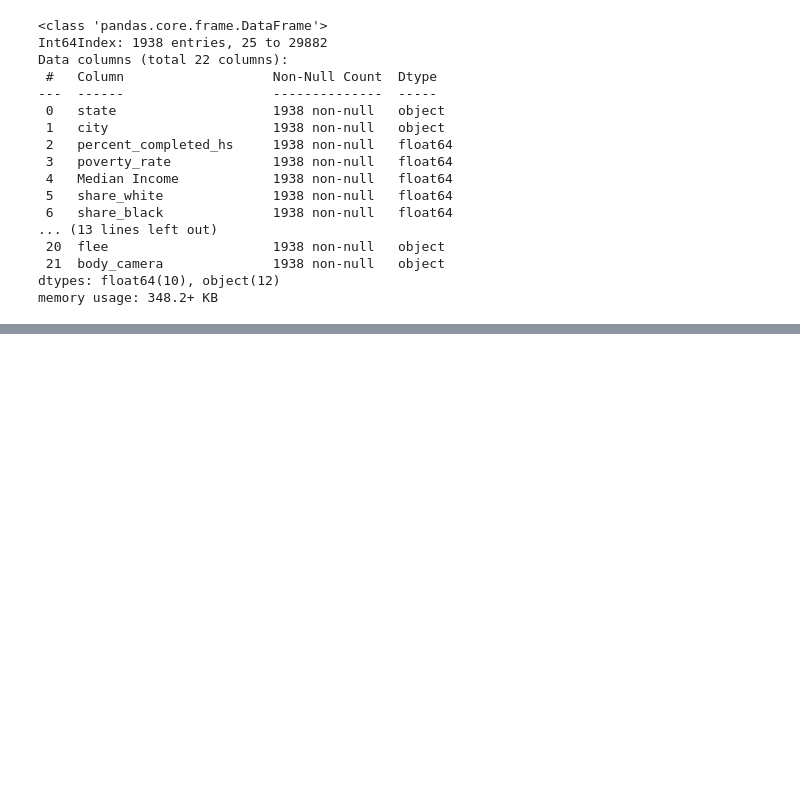
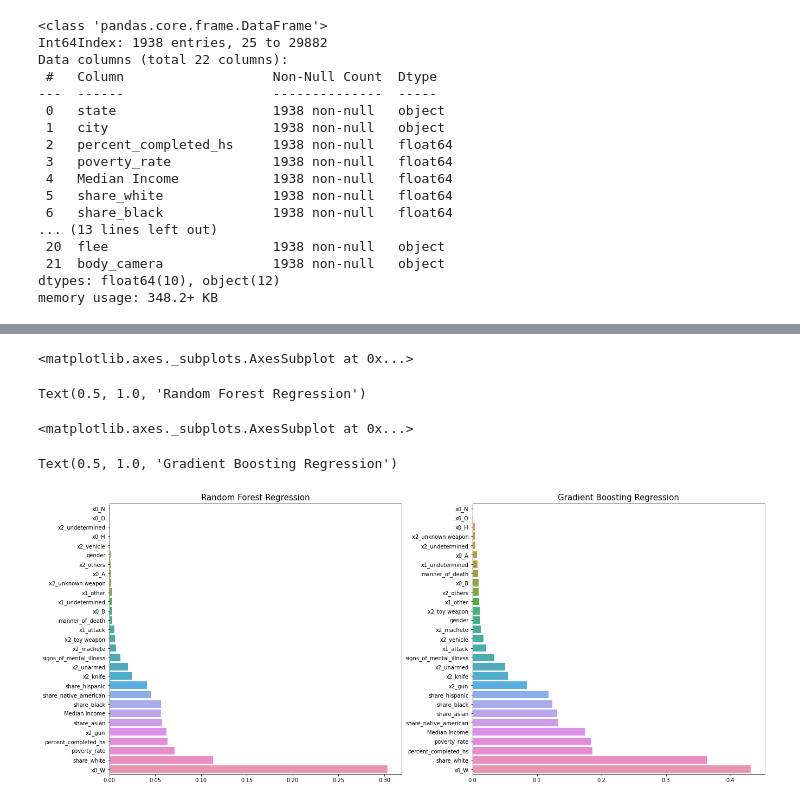
Before and after one commit to UToledo-DataScience/Fatal-Police-Shootings-in-the-US, a Jupyter notebook: ModelSelection/modelselection.ipynb, the cells around one changed output, grey strips where cells are left out. Drawn from its saved outputs; the diff is of its cells as text; code cells hidden in the pictures; blank space fills up the shorter version.

```diff
--- a/ModelSelection/modelselection.ipynb
+++ b/ModelSelection/modelselection.ipynb
@@ -88,0 +200,16 @@ X_test = pd.concat([X_test, X_OH_test_cols], axis=1)
+# %%
+# Gradient Boosting Regressor
+age_gbr = ensemble.GradientBoostingRegressor()
+param_grid = {'n_estimators': [80, 100],
+              'max_depth': [20, 25],
+              'min_samples_split': [30,40]}
+
+gridsearch_age_gbr = model_selection.GridSearchCV(estimator=age_gbr,
+                                                  param_grid=param_grid,
+                                                  cv=5,
+                                                  scoring="neg_root_mean_squared_error")
+gridsearch_age_gbr.fit(X_age_train, y_age_train)
+
+print('\n\nGradient Boosting Regressor CV RMSE: {}'.format(abs(gridsearch_age_gbr.best_score_)))
+print('Best parameters: {}'.format(gridsearch_age_gbr.best_params_))
+print('Gradient Boosting Regressor Test RMSE: {}'.format(abs(gridsearch_age_gbr.score(X_age_test, y_age_test))))
@@ -88,0 +237,31 @@ X_test = pd.concat([X_test, X_OH_test_cols], axis=1)
+# %%
+import matplotlib.pyplot as plt
+import seaborn as sns
+from sklearn.inspection import permutation_importance
+
+# Random Forest
+result = permutation_importance(gridsearch_age_rfr.best_estimator_, X_age_train,
+                                y_age_train, n_repeats=10, random_state=0)
+age_rfr_feature_importance =  pd.Series(result.importances_mean)
+age_rfr_feature_importance.index = X_age_train.columns
+age_rfr_feature_importance = age_rfr_feature_importance.sort_values()
+
+# Gradient Boosting
+result = permutation_importance(gridsearch_age_gbr.best_estimator_, X_age_train,
+                                y_age_train, n_repeats=10, random_state=0)
+age_gbr_feature_importance = pd.Series(result.importances_mean)
+age_gbr_feature_importance.index = X_age_train.columns
+age_gbr_feature_importance = age_gbr_feature_importance.sort_values()
+
+fig, ax = plt.subplots(1,2, figsize=(20,10))
+fig.tight_layout(pad=10)
+sns.barplot(ax=ax[0],y=age_rfr_feature_importance.index, x=age_rfr_feature_importance)
+ax[0].set_title('Random Forest Regression', fontdict={'fontsize': 15})
+sns.barplot(ax=ax[1],y=age_gbr_feature_importance.index, x=age_gbr_feature_importance)
+ax[1].set_title('Gradient Boosting Regression', fontdict={'fontsize': 15})
+# %% [output]
+<matplotlib.axes._subplots.AxesSubplot at 0x...>
+Text(0.5, 1.0, 'Random Forest Regression')
+<matplotlib.axes._subplots.AxesSubplot at 0x...>
+Text(0.5, 1.0, 'Gradient Boosting Regression')
+[figure, added]
```
Also changed, not shown: parts of 22 cells of this notebook.
